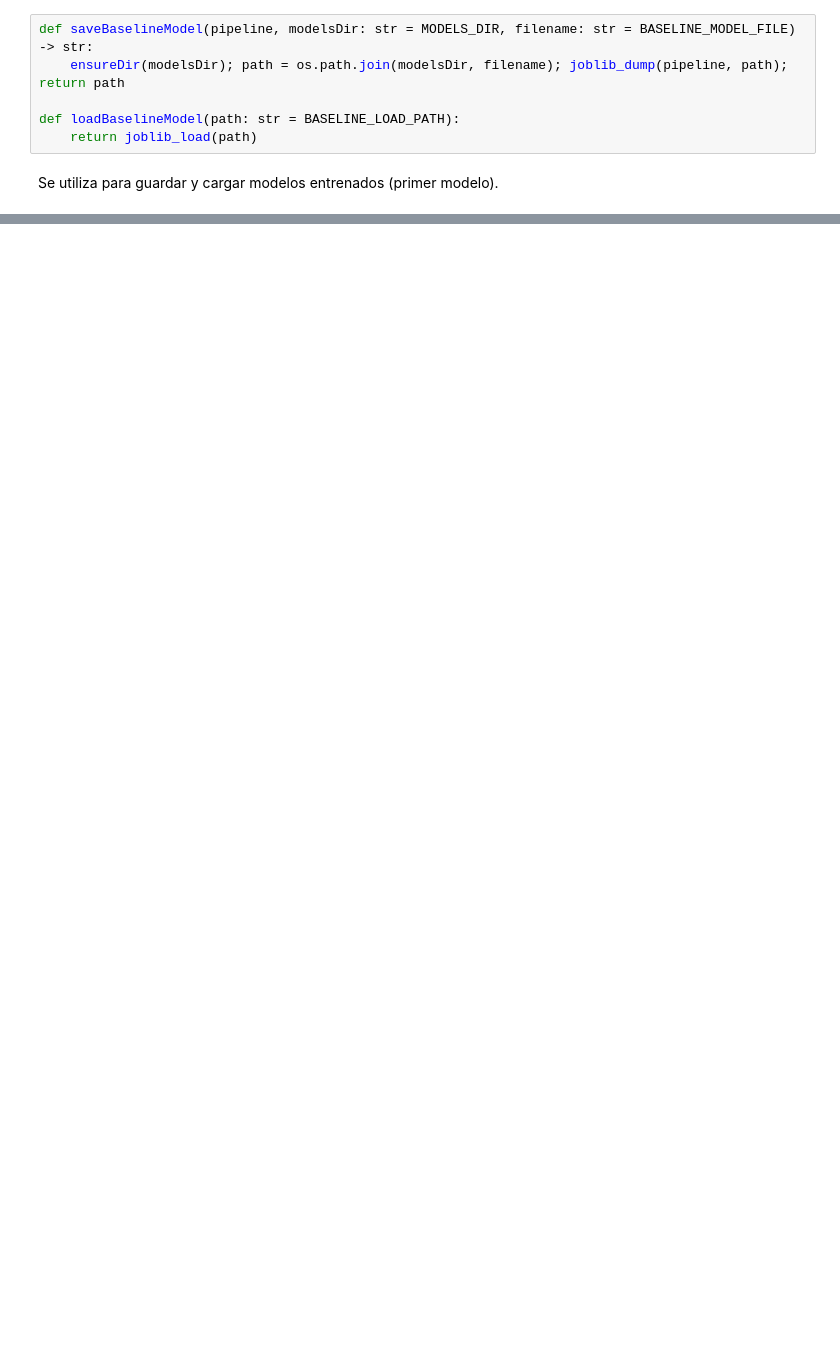
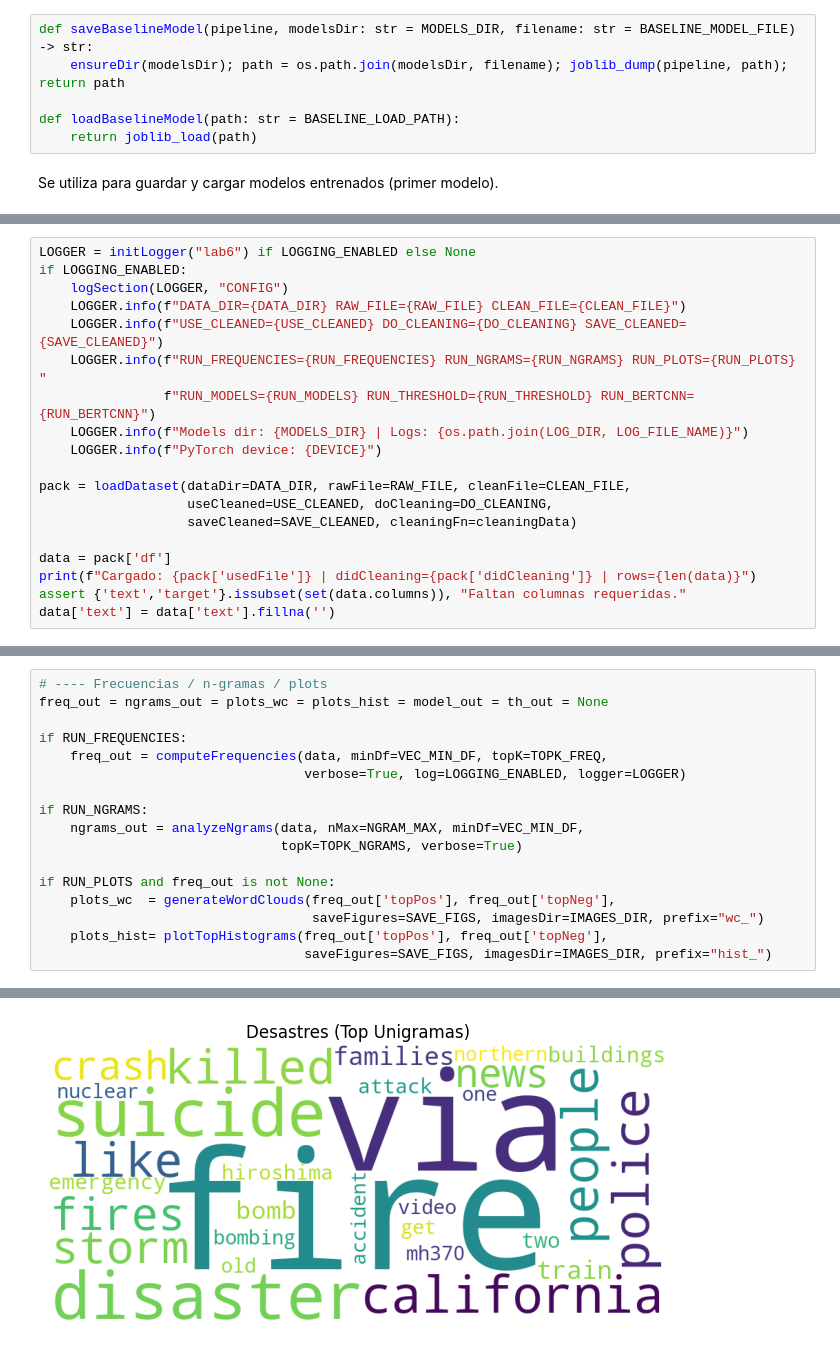
Before and after one commit to JosueSay/labs-ds, a Jupyter notebook: lab6/lab6.ipynb, the cells around one changed output, grey strips where cells are left out. Drawn from its saved outputs; the diff is of its cells as text; blank space fills up the shorter version.

Commit message:
feat: agregando pruebas y segundo modelo

```diff
--- a/lab6/lab6.ipynb
+++ b/lab6/lab6.ipynb
@@ -667,0 +1242,19 @@ Se utiliza para guardar y cargar modelos entrenados (primer modelo).
+# %%
+LOGGER = initLogger("lab6") if LOGGING_ENABLED else None
+if LOGGING_ENABLED:
+    logSection(LOGGER, "CONFIG")
+    LOGGER.info(f"DATA_DIR={DATA_DIR} RAW_FILE={RAW_FILE} CLEAN_FILE={CLEAN_FILE}")
+    LOGGER.info(f"USE_CLEANED={USE_CLEANED} DO_CLEANING={DO_CLEANING} SAVE_CLEANED={SAVE_CLEANED}")
+    LOGGER.info(f"RUN_FREQUENCIES={RUN_FREQUENCIES} RUN_NGRAMS={RUN_NGRAMS} RUN_PLOTS={RUN_PLOTS} "
+                f"RUN_MODELS={RUN_MODELS} RUN_THRESHOLD={RUN_THRESHOLD} RUN_BERTCNN={RUN_BERTCNN}")
+    LOGGER.info(f"Models dir: {MODELS_DIR} | Logs: {os.path.join(LOG_DIR, LOG_FILE_NAME)}")
+    LOGGER.info(f"PyTorch device: {DEVICE}")
+
+pack = loadDataset(dataDir=DATA_DIR, rawFile=RAW_FILE, cleanFile=CLEAN_FILE,
+                   useCleaned=USE_CLEANED, doCleaning=DO_CLEANING,
+                   saveCleaned=SAVE_CLEANED, cleaningFn=cleaningData)
+
+data = pack['df']
+print(f"Cargado: {pack['usedFile']} | didCleaning={pack['didCleaning']} | rows={len(data)}")
+assert {'text','target'}.issubset(set(data.columns)), "Faltan columnas requeridas."
+data['text'] = data['text'].fillna('')
@@ -667,0 +1296,18 @@ Se utiliza para guardar y cargar modelos entrenados (primer modelo).
+# %%
+# ---- Frecuencias / n-gramas / plots
+freq_out = ngrams_out = plots_wc = plots_hist = model_out = th_out = None
+
+if RUN_FREQUENCIES:
+    freq_out = computeFrequencies(data, minDf=VEC_MIN_DF, topK=TOPK_FREQ,
+                                  verbose=True, log=LOGGING_ENABLED, logger=LOGGER)
+
+if RUN_NGRAMS:
+    ngrams_out = analyzeNgrams(data, nMax=NGRAM_MAX, minDf=VEC_MIN_DF,
+                               topK=TOPK_NGRAMS, verbose=True)
+
+if RUN_PLOTS and freq_out is not None:
+    plots_wc  = generateWordClouds(freq_out['topPos'], freq_out['topNeg'],
+                                   saveFigures=SAVE_FIGS, imagesDir=IMAGES_DIR, prefix="wc_")
+    plots_hist= plotTopHistograms(freq_out['topPos'], freq_out['topNeg'],
+                                  saveFigures=SAVE_FIGS, imagesDir=IMAGES_DIR, prefix="hist_")
+# %% [output]
@@ -667,0 +1339 @@ Se utiliza para guardar y cargar modelos entrenados (primer modelo).
+[figure, added]
```
Also changed, not shown: parts of 33 cells of this notebook, 1 other file.
